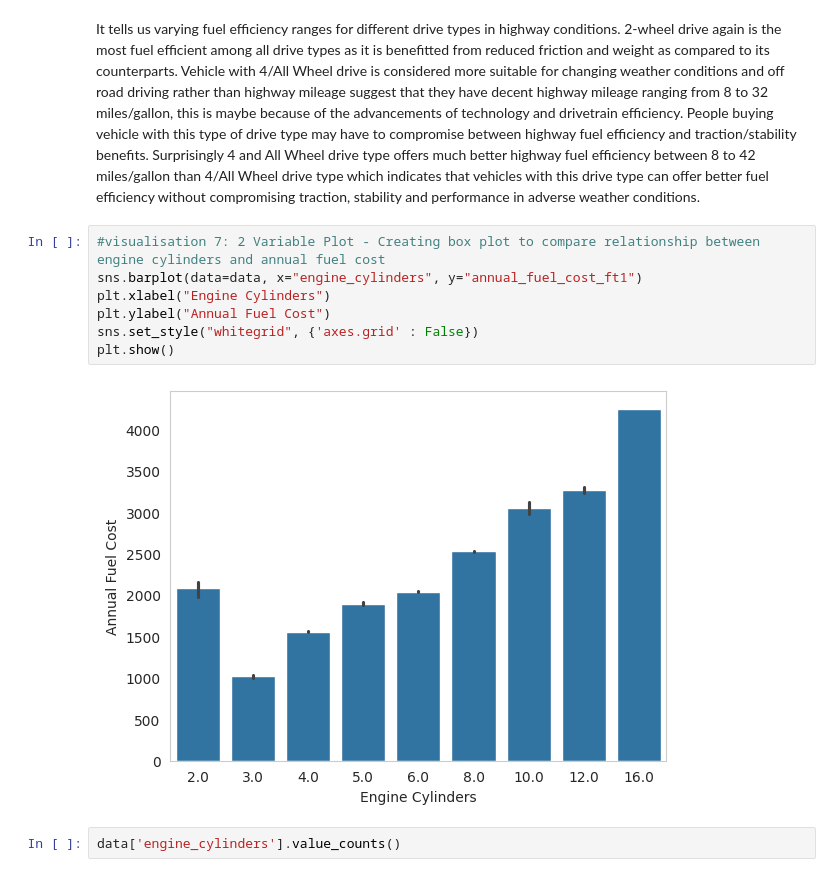
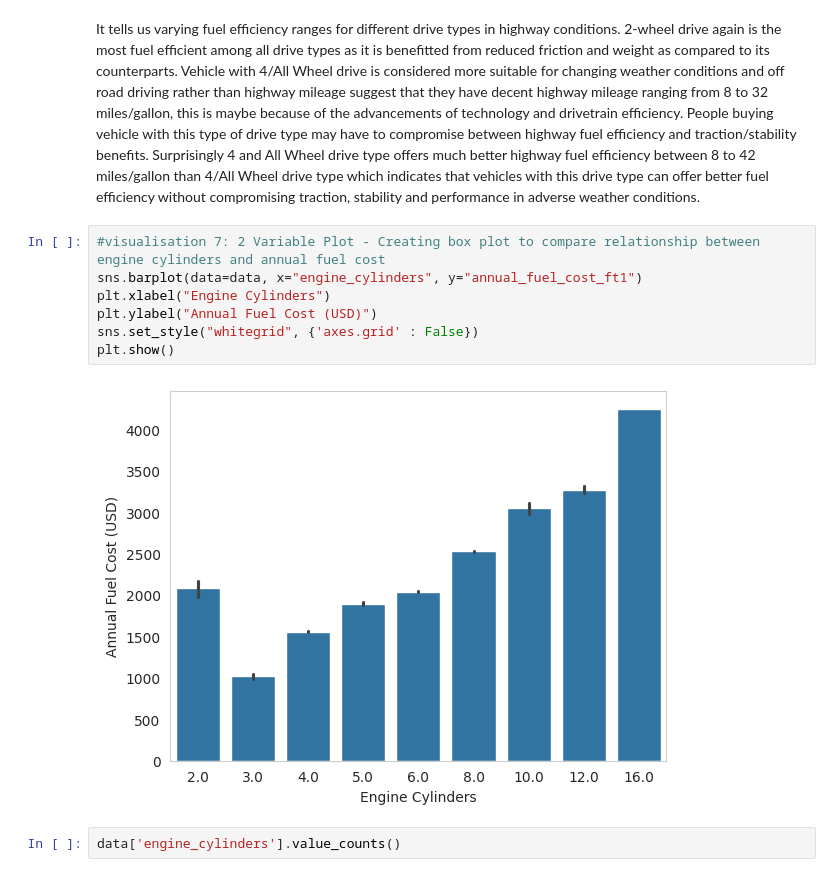
Before and after one commit to awol380/Machine-Learning-2410-Assignment, a Jupyter notebook: Phase_1.ipynb, the cells around one changed output. Saved outputs shown, nothing was run; the diff lists cells and outputs as text.

```diff
--- a/Phase_1.ipynb
+++ b/Phase_1.ipynb
@@ -618,12 +618,12 @@ It tells us varying fuel efficiency ranges for different drive types in highway
 # %%
 #visualisation 7: 2 Variable Plot - Creating box plot to compare relationship between engine cylinders and annual fuel cost
 sns.barplot(data=data, x="engine_cylinders", y="annual_fuel_cost_ft1")
 plt.xlabel("Engine Cylinders")
-plt.ylabel("Annual Fuel Cost")
+plt.ylabel("Annual Fuel Cost (USD)")
 sns.set_style("whitegrid", {'axes.grid' : False})
 plt.show()
 # %% [output]
-[figure, old version]
+[figure, new version]
 # %%
 data['engine_cylinders'].value_counts()
 # %% [output]
```
Also changed, not shown: parts of 7 cells of this notebook.
